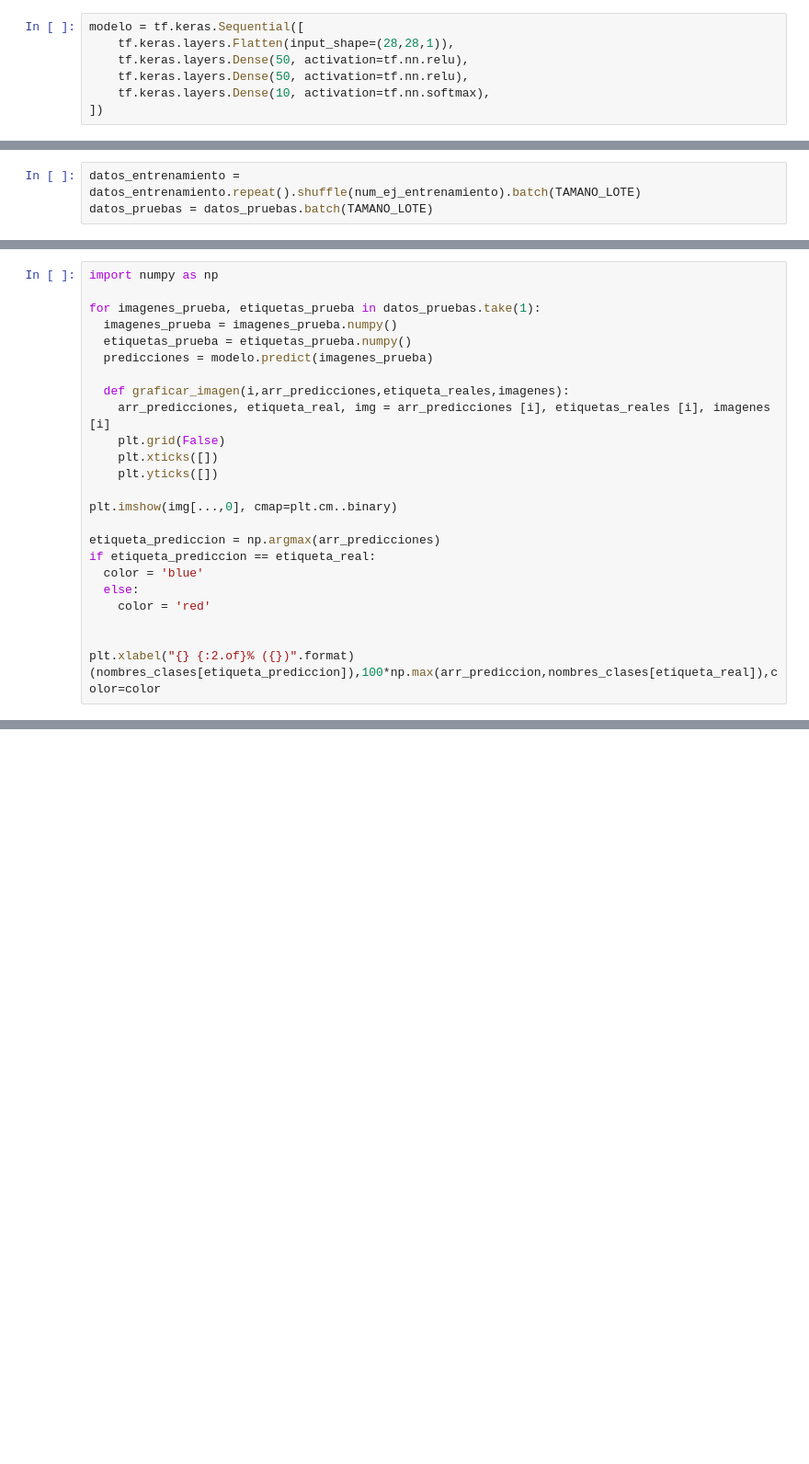
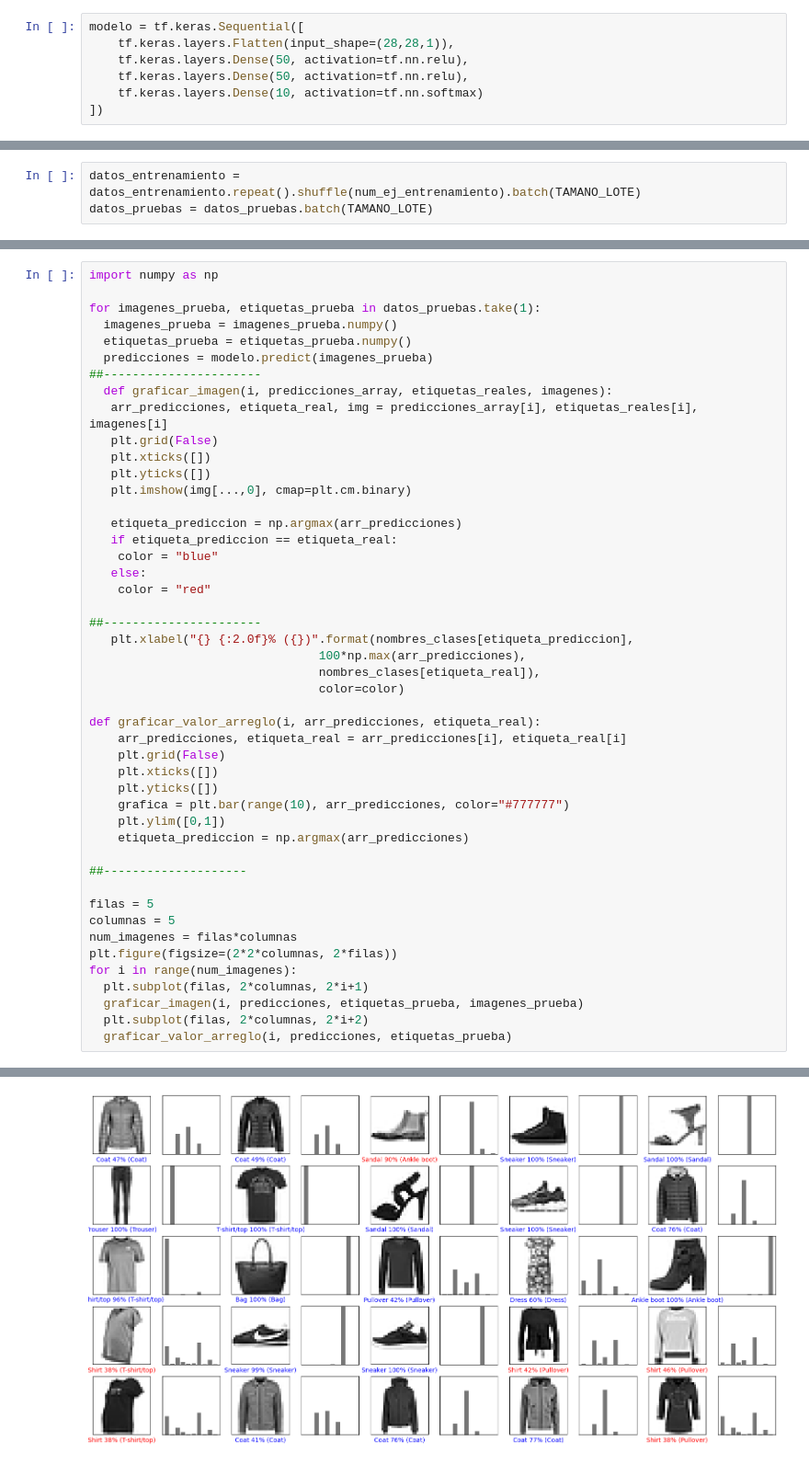
Before and after one commit to saavedruky/IA_SISTEMAS_2024, a Jupyter notebook: Ropa.ipynb, the cells around one changed output, grey strips where cells are left out. Shown: that part at 92% size. Saved outputs shown, nothing was run; the diff lists cells and outputs as text; blank space fills up the shorter version.

```diff
--- a/Ropa.ipynb
+++ b/Ropa.ipynb
@@ -134,7 +138,7 @@ modelo = tf.keras.Sequential([
     tf.keras.layers.Flatten(input_shape=(28,28,1)),
     tf.keras.layers.Dense(50, activation=tf.nn.relu),
     tf.keras.layers.Dense(50, activation=tf.nn.relu),
-    tf.keras.layers.Dense(10, activation=tf.nn.softmax),
+    tf.keras.layers.Dense(10, activation=tf.nn.softmax)
 ])
 # %%
 modelo.compile(
@@ -170,21 +188,44 @@ for imagenes_prueba, etiquetas_prueba in datos_pruebas.take(1):
   imagenes_prueba = imagenes_prueba.numpy()
   etiquetas_prueba = etiquetas_prueba.numpy()
   predicciones = modelo.predict(imagenes_prueba)
+##----------------------
+  def graficar_imagen(i, predicciones_array, etiquetas_reales, imagenes):
+   arr_predicciones, etiqueta_real, img = predicciones_array[i], etiquetas_reales[i], imagenes[i]
+   plt.grid(False)
+   plt.xticks([])
+   plt.yticks([])
+   plt.imshow(img[...,0], cmap=plt.cm.binary)
 
-  def graficar_imagen(i,arr_predicciones,etiqueta_reales,imagenes):
-    arr_predicciones, etiqueta_real, img = arr_predicciones [i], etiquetas_reales [i], imagenes [i]
+   etiqueta_prediccion = np.argmax(arr_predicciones)
+   if etiqueta_prediccion == etiqueta_real:
+    color = "blue"
+   else:
+    color = "red"
+
+##----------------------
+   plt.xlabel("{} {:2.0f}% ({})".format(nombres_clases[etiqueta_prediccion],
+                                100*np.max(arr_predicciones),
+                                nombres_clases[etiqueta_real]),
+                                color=color)
+
+def graficar_valor_arreglo(i, arr_predicciones, etiqueta_real):
+    arr_predicciones, etiqueta_real = arr_predicciones[i], etiqueta_real[i]
     plt.grid(False)
     plt.xticks([])
     plt.yticks([])
+    grafica = plt.bar(range(10), arr_predicciones, color="#777777")
+    plt.ylim([0,1])
+    etiqueta_prediccion = np.argmax(arr_predicciones)
 
-plt.imshow(img[...,0], cmap=plt.cm..binary)
+##--------------------
 
-etiqueta_prediccion = np.argmax(arr_predicciones)
-if etiqueta_prediccion == etiqueta_real:
-  color = 'blue'
-  else:
-    color = 'red'
-
-
-plt.xlabel("{} {:2.of}% ({})".format)(nombres_clases[etiqueta_prediccion]),100*np.max(arr_prediccion,nombres_clases[etiqueta_real]),color=color
+filas = 5
+columnas = 5
+num_imagenes = filas*columnas
+plt.figure(figsize=(2*2*columnas, 2*filas))
+for i in range(num_imagenes):
+  plt.subplot(filas, 2*columnas, 2*i+1)
+  graficar_imagen(i, predicciones, etiquetas_prueba, imagenes_prueba)
+  plt.subplot(filas, 2*columnas, 2*i+2)
+  graficar_valor_arreglo(i, predicciones, etiquetas_prueba)
 # %% [output]
@@ -191,0 +233 @@ SyntaxError: invalid syntax (<ipython-input-18-1512cea97078>, line 14)
+[figure, added]
```
Also changed, not shown: parts of 13 cells of this notebook.
